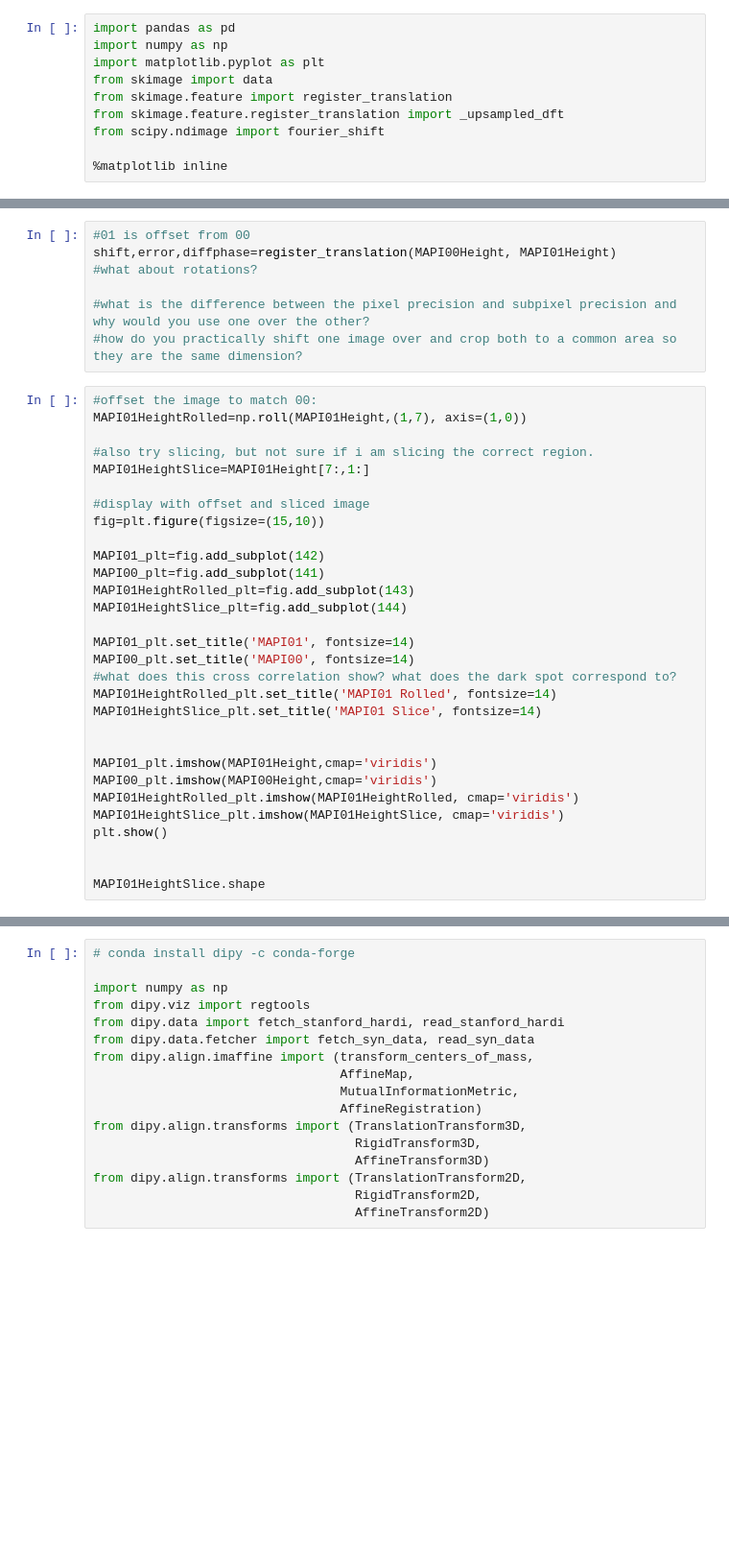
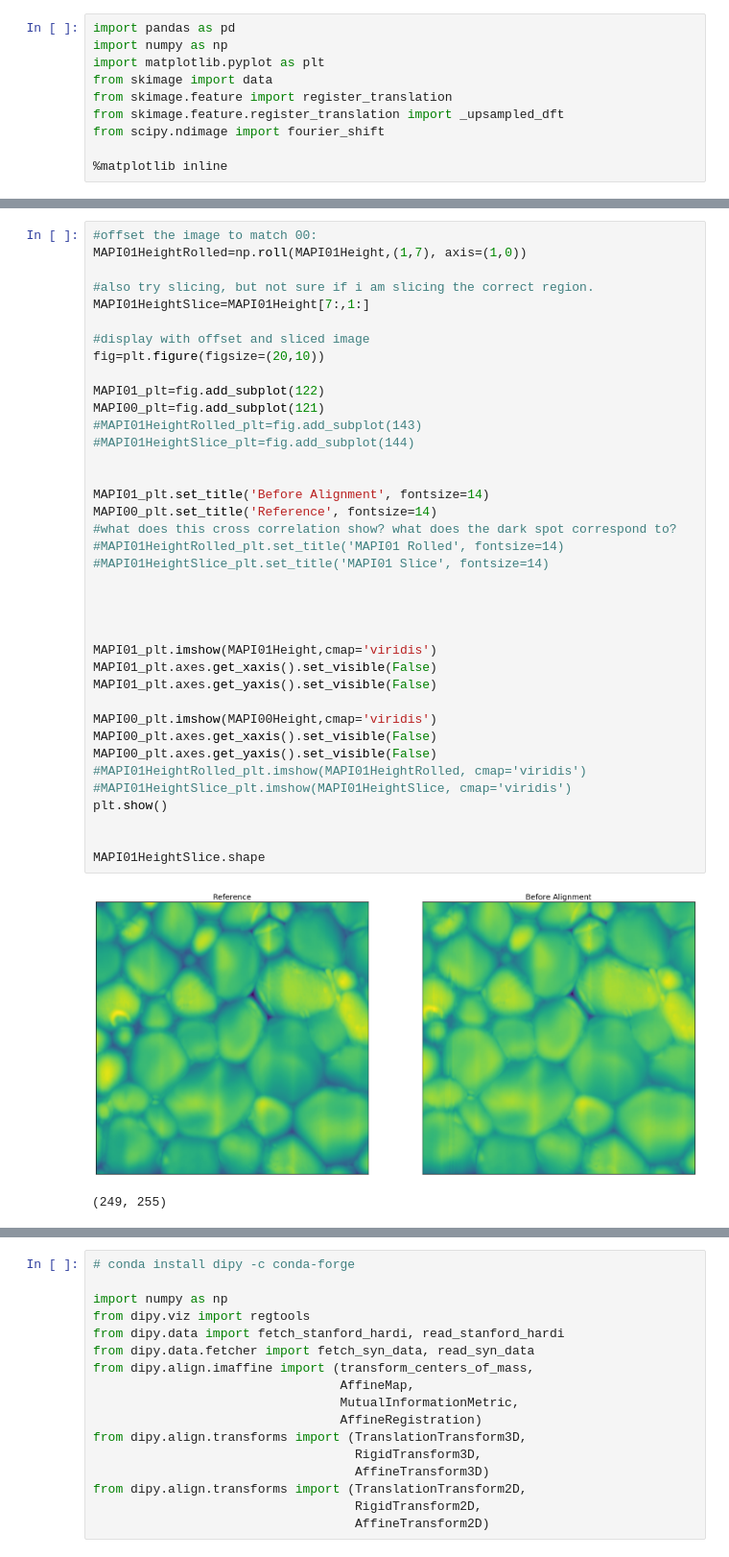
Before and after one commit to wesleybeckner/afm-miner, a Jupyter notebook: afmMiner/notebooks/FindShift.ipynb, the cells around one changed output, grey strips where cells are left out. Shown at 96% size. Drawn from its saved outputs; the diff is of its cells as text; blank space fills up the shorter version.

```diff
--- a/afmMiner/notebooks/FindShift.ipynb
+++ b/afmMiner/notebooks/FindShift.ipynb
@@ -42,40 +45,44 @@ FileNotFoundError: [Errno 2] No such file or directory: 'afmMiner/data/MAPI_01.t
-# %%
-#01 is offset from 00
-shift,error,diffphase=register_translation(MAPI00Height, MAPI01Height)
-#what about rotations?
-
-#what is the difference between the pixel precision and subpixel precision and why would you use one over the other?
-#how do you practically shift one image over and crop both to a common area so they are the same dimension?
 # %%
 #offset the image to match 00:
 MAPI01HeightRolled=np.roll(MAPI01Height,(1,7), axis=(1,0))
 
 #also try slicing, but not sure if i am slicing the correct region.
 MAPI01HeightSlice=MAPI01Height[7:,1:]
 
 #display with offset and sliced image
-fig=plt.figure(figsize=(15,10))
+fig=plt.figure(figsize=(20,10))
 
-MAPI01_plt=fig.add_subplot(142)
-MAPI00_plt=fig.add_subplot(141)
-MAPI01HeightRolled_plt=fig.add_subplot(143)
-MAPI01HeightSlice_plt=fig.add_subplot(144)
+MAPI01_plt=fig.add_subplot(122)
+MAPI00_plt=fig.add_subplot(121)
+#MAPI01HeightRolled_plt=fig.add_subplot(143)
+#MAPI01HeightSlice_plt=fig.add_subplot(144)
 
-MAPI01_plt.set_title('MAPI01', fontsize=14)
-MAPI00_plt.set_title('MAPI00', fontsize=14)
+
+MAPI01_plt.set_title('Before Alignment', fontsize=14)
+MAPI00_plt.set_title('Reference', fontsize=14)
 #what does this cross correlation show? what does the dark spot correspond to?
-MAPI01HeightRolled_plt.set_title('MAPI01 Rolled', fontsize=14)
-MAPI01HeightSlice_plt.set_title('MAPI01 Slice', fontsize=14)
+#MAPI01HeightRolled_plt.set_title('MAPI01 Rolled', fontsize=14)
+#MAPI01HeightSlice_plt.set_title('MAPI01 Slice', fontsize=14)
+
+
 
 
 MAPI01_plt.imshow(MAPI01Height,cmap='viridis')
+MAPI01_plt.axes.get_xaxis().set_visible(False)
+MAPI01_plt.axes.get_yaxis().set_visible(False)
+
 MAPI00_plt.imshow(MAPI00Height,cmap='viridis')
-MAPI01HeightRolled_plt.imshow(MAPI01HeightRolled, cmap='viridis')
-MAPI01HeightSlice_plt.imshow(MAPI01HeightSlice, cmap='viridis')
+MAPI00_plt.axes.get_xaxis().set_visible(False)
+MAPI00_plt.axes.get_yaxis().set_visible(False)
+#MAPI01HeightRolled_plt.imshow(MAPI01HeightRolled, cmap='viridis')
+#MAPI01HeightSlice_plt.imshow(MAPI01HeightSlice, cmap='viridis')
 plt.show()
 
 
 MAPI01HeightSlice.shape
+# %% [output]
+[figure, added]
+(249, 255)
 # %%
 ImageProduct2=np.fft.fft2(MAPI00Height)*np.fft.fft2(MAPI01HeightRolled).conj()
 CrossCorrelation2=np.fft.fftshift(np.fft.ifft2(ImageProduct))
```
Also changed, not shown: parts of 9 cells of this notebook, 2 other files.
